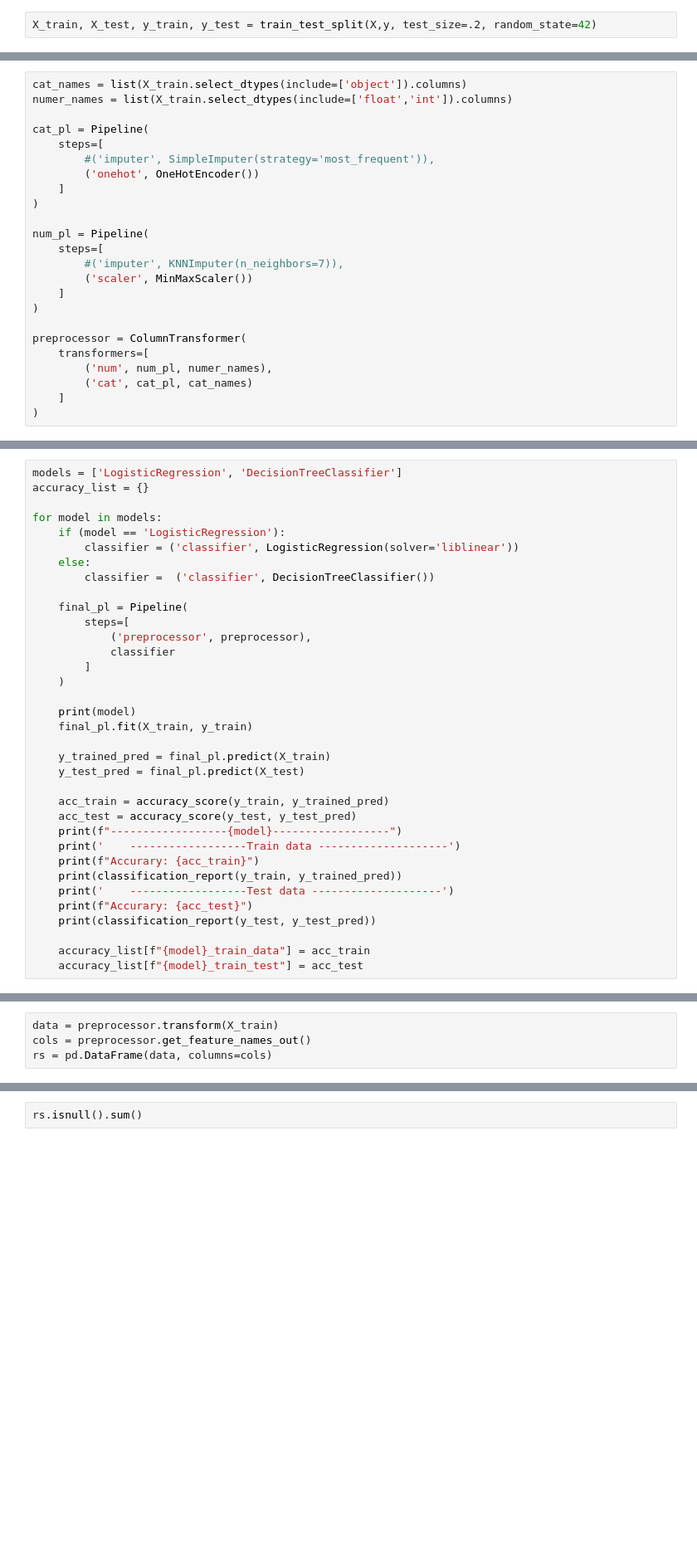
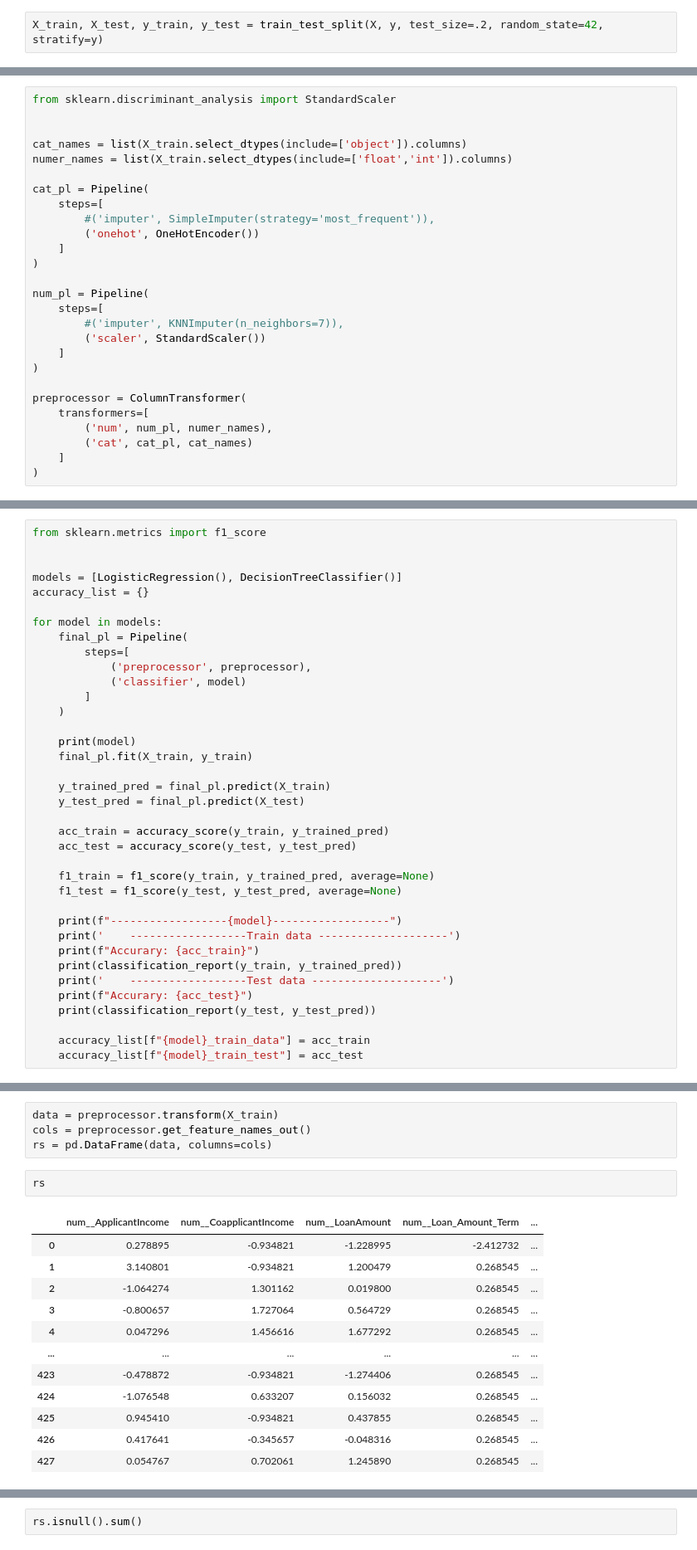
Before and after one commit to huyendt1610/LinearRegression, a Jupyter notebook: LogisticRegression_LoanPrediction.ipynb, the cells around one changed output, grey strips where cells are left out. Shown at 83% size. Drawn from its saved outputs; the diff is of its cells as text; blank space fills up the shorter version.

```diff
--- a/LogisticRegression_LoanPrediction.ipynb
+++ b/LogisticRegression_LoanPrediction.ipynb
@@ -205,4 +216,4 @@ X.shape
 # %% [output]
 (535, 10)
 # %%
-X_train, X_test, y_train, y_test = train_test_split(X,y, test_size=.2, random_state=42)
+X_train, X_test, y_train, y_test = train_test_split(X, y, test_size=.2, random_state=42, stratify=y)
@@ -212,4 +220,7 @@ X_train, X_test, y_train, y_test = train_test_split(X,y, test_size=.2, random_st
 # %%
+from sklearn.discriminant_analysis import StandardScaler
+
+
 cat_names = list(X_train.select_dtypes(include=['object']).columns)
 numer_names = list(X_train.select_dtypes(include=['float','int']).columns)
 
@@ -223,7 +234,7 @@ cat_pl = Pipeline(
 num_pl = Pipeline(
     steps=[
         #('imputer', KNNImputer(n_neighbors=7)),
-        ('scaler', MinMaxScaler())
+        ('scaler', StandardScaler())
     ]
 )
 
@@ -262,19 +273,17 @@ Pipeline(steps=[('preprocessor',
                                                    'Property_Area'])])),
                 ('classifier', LogisticRegression(solver='liblinear'))])
 # %%
-models = ['LogisticRegression', 'DecisionTreeClassifier']
+from sklearn.metrics import f1_score
+
+
+models = [LogisticRegression(), DecisionTreeClassifier()]
 accuracy_list = {}
 
 for model in models:
-    if (model == 'LogisticRegression'):
-        classifier = ('classifier', LogisticRegression(solver='liblinear'))
-    else:
-        classifier =  ('classifier', DecisionTreeClassifier())
-
     final_pl = Pipeline(
         steps=[
             ('preprocessor', preprocessor),
-            classifier
+            ('classifier', model)
         ]
     )
 
@@ -286,6 +295,10 @@ for model in models:
 
     acc_train = accuracy_score(y_train, y_trained_pred)
     acc_test = accuracy_score(y_test, y_test_pred)
+
+    f1_train = f1_score(y_train, y_trained_pred, average=None)
+    f1_test = f1_score(y_test, y_test_pred, average=None)
+
     print(f"------------------{model}------------------")
     print('    ------------------Train data --------------------')
     print(f"Accurary: {acc_train}")
@@ -325,3 +338,18 @@ accuracy_list
 data = preprocessor.transform(X_train)
 cols = preprocessor.get_feature_names_out()
 rs = pd.DataFrame(data, columns=cols)
+# %%
+rs
+# %% [output]
+|  | num__ApplicantIncome | num__CoapplicantIncome | num__LoanAmount | num__Loan_Amount_Term | ... |
+| 0 | 0.278895 | -0.934821 | -1.228995 | -2.412732 | ... |
+| 1 | 3.140801 | -0.934821 | 1.200479 | 0.268545 | ... |
+| 2 | -1.064274 | 1.301162 | 0.019800 | 0.268545 | ... |
+| 3 | -0.800657 | 1.727064 | 0.564729 | 0.268545 | ... |
+| 4 | 0.047296 | 1.456616 | 1.677292 | 0.268545 | ... |
+| ... | ... | ... | ... | ... | ... |
+| 423 | -0.478872 | -0.934821 | -1.274406 | 0.268545 | ... |
+| 424 | -1.076548 | 0.633207 | 0.156032 | 0.268545 | ... |
+| 425 | 0.945410 | -0.934821 | 0.437855 | 0.268545 | ... |
+| 426 | 0.417641 | -0.345657 | -0.048316 | 0.268545 | ... |
+| 427 | 0.054767 | 0.702061 | 1.245890 | 0.268545 | ... |
```
Also changed, not shown: parts of 17 cells of this notebook, 2 other files.
